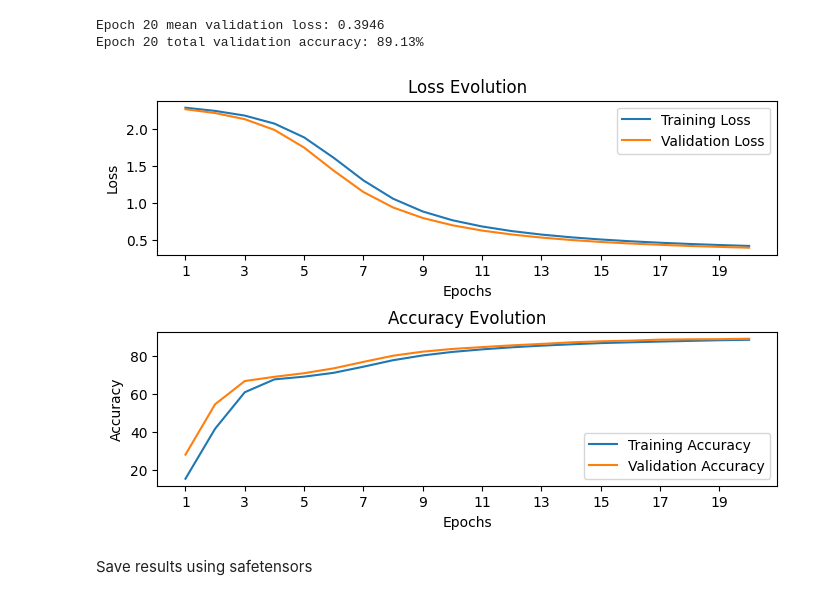
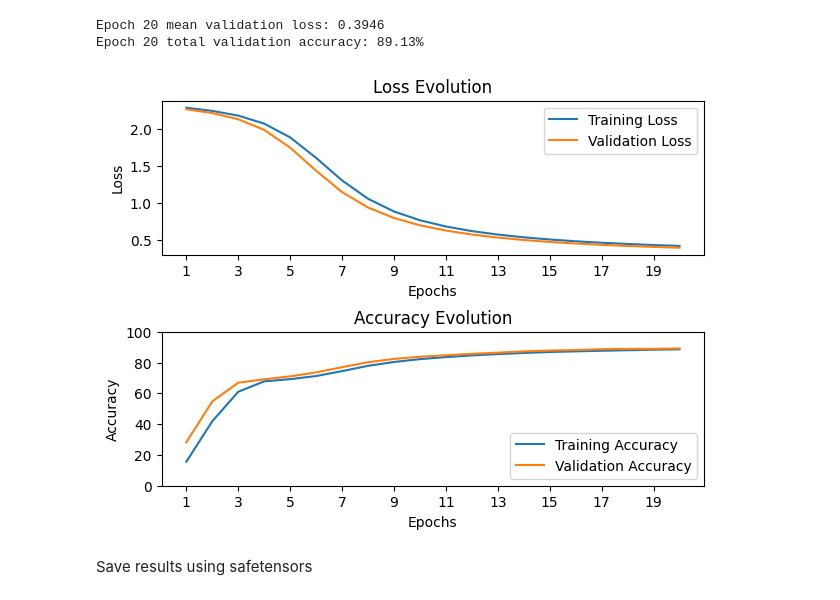
Before and after one commit to armand-07/dataset_stealing_with_privacy_doors, a Jupyter notebook: notebooks/pretraining_MNIST.ipynb, the cells around one changed output. Drawn from its saved outputs; the diff is of its cells as text; code cells hidden in the pictures.

```diff
--- a/notebooks/pretraining_MNIST.ipynb
+++ b/notebooks/pretraining_MNIST.ipynb
@@ -211,32 +211,33 @@ Epoch 20 mean validation loss: 0.3946
 Epoch 20 total validation accuracy: 89.13%
 # %%
 # Graficar la evolución de la pérdida y la precisión
-plt.figure(figsize=(8, 5))
+plt.figure(figsize=(7, 5))
 
 plt.subplot(2, 1, 1)
 plt.plot(range(1, params['num_epochs'] + 1), train_losses, label='Training Loss')
 plt.plot(range(1, params['num_epochs'] + 1), val_losses, label='Validation Loss')
 plt.xlabel('Epochs')
 plt.ylabel('Loss')
 plt.title('Loss Evolution')
 plt.legend()
 plt.xticks(range(1, params['num_epochs'] + 1, 2))  # Mostrar solo enteros en el eje x
 
 
 plt.subplot(2, 1, 2)
 plt.plot(range(1, params['num_epochs'] + 1), train_accuracies, label='Training Accuracy')
 plt.plot(range(1, params['num_epochs'] + 1), val_accuracies, label='Validation Accuracy')
 plt.xlabel('Epochs')
 plt.ylabel('Accuracy')
 plt.title('Accuracy Evolution')
 plt.legend()
+plt.ylim(0, 100)  # Establecer los límites del eje y entre 0 y 100%
 plt.xticks(range(1, params['num_epochs'] + 1, 2))  # Mostrar solo enteros en el eje x
 
 plt.subplots_adjust(hspace=0.5)
 
 plt.show()
 # %% [output]
-[figure, old version]
+[figure, new version]
 # %% [markdown]
 Save results using safetensors
 # %%
```
Also changed, not shown: parts of 4 cells of this notebook, 1 other file.
